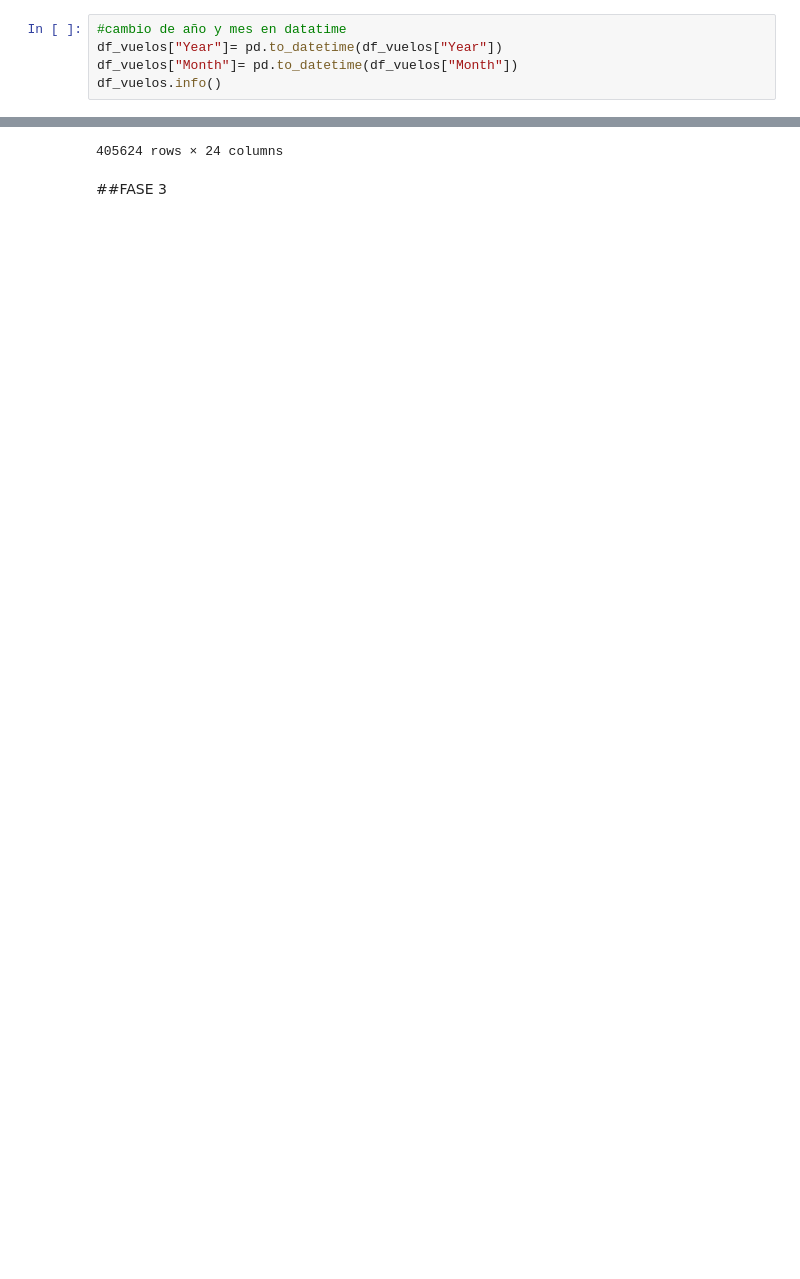
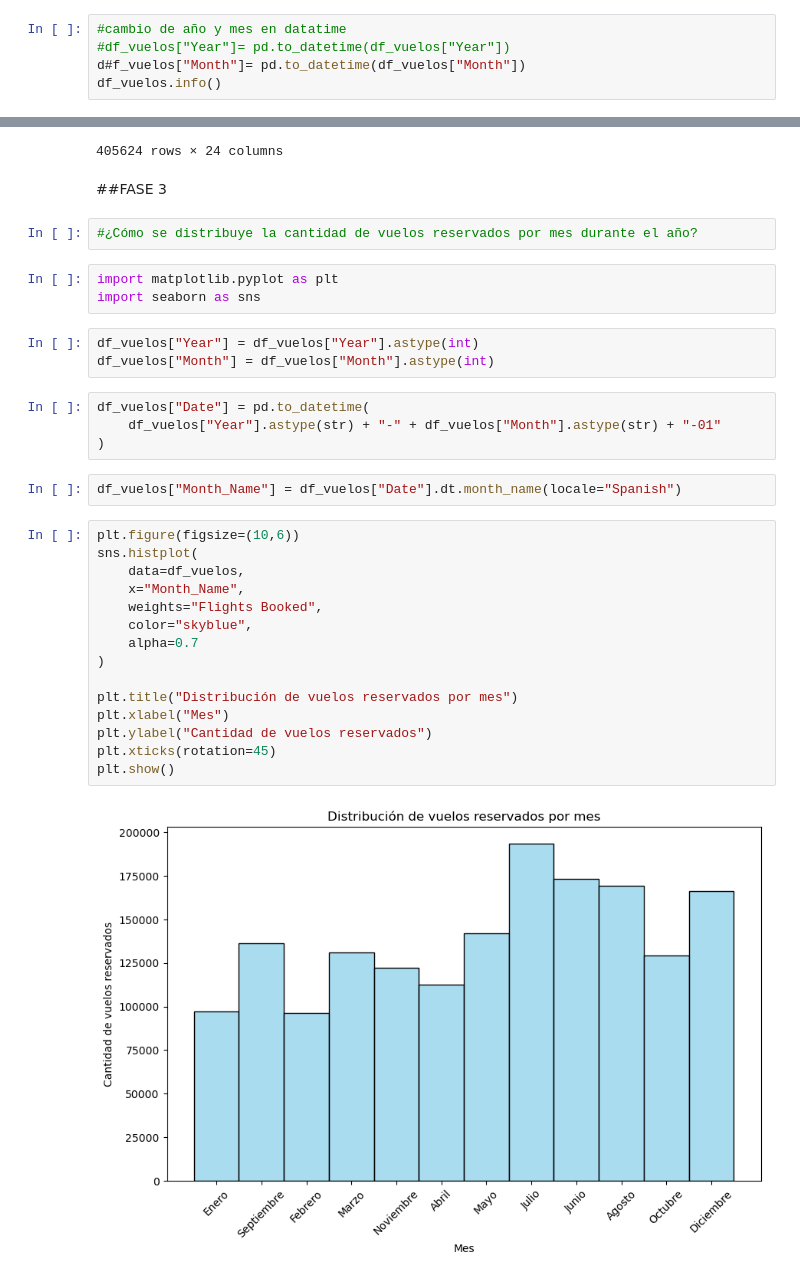
Before and after one commit to Adalab/bda-modulo-3-evaluacion-final-Martitaa, a Jupyter notebook: evaluacion_final.ipynb, the cells around one changed output, grey strips where cells are left out. Cells and saved outputs as stored; diff of their text form; blank space fills up the shorter version.

```diff
--- a/evaluacion_final.ipynb
+++ b/evaluacion_final.ipynb
@@ -59,7 +59,7 @@ dtypes: float64(1), int64(8)
 memory usage: 30.9 MB
 # %%
 #cambio de año y mes en datatime
-df_vuelos["Year"]= pd.to_datetime(df_vuelos["Year"])
-df_vuelos["Month"]= pd.to_datetime(df_vuelos["Month"])
+#df_vuelos["Year"]= pd.to_datetime(df_vuelos["Year"])
+d#f_vuelos["Month"]= pd.to_datetime(df_vuelos["Month"])
 df_vuelos.info()
 # %% [output]
@@ -326,3 +311,34 @@ df_unido
 405624 rows × 24 columns
 # %% [markdown]
 ##FASE 3
+# %%
+#¿Cómo se distribuye la cantidad de vuelos reservados por mes durante el año?
+# %%
+import matplotlib.pyplot as plt
+import seaborn as sns
+# %%
+df_vuelos["Year"] = df_vuelos["Year"].astype(int)
+df_vuelos["Month"] = df_vuelos["Month"].astype(int)
+# %%
+df_vuelos["Date"] = pd.to_datetime(
+    df_vuelos["Year"].astype(str) + "-" + df_vuelos["Month"].astype(str) + "-01"
+)
+# %%
+df_vuelos["Month_Name"] = df_vuelos["Date"].dt.month_name(locale="Spanish")
+# %%
+plt.figure(figsize=(10,6))
+sns.histplot(
+    data=df_vuelos,
+    x="Month_Name",
+    weights="Flights Booked",
+    color="skyblue",
+    alpha=0.7
+)
+
+plt.title("Distribución de vuelos reservados por mes")
+plt.xlabel("Mes")
+plt.ylabel("Cantidad de vuelos reservados")
+plt.xticks(rotation=45)
+plt.show()
+# %% [output]
+[figure, added]
```
Also changed, not shown: parts of 12 cells of this notebook.
